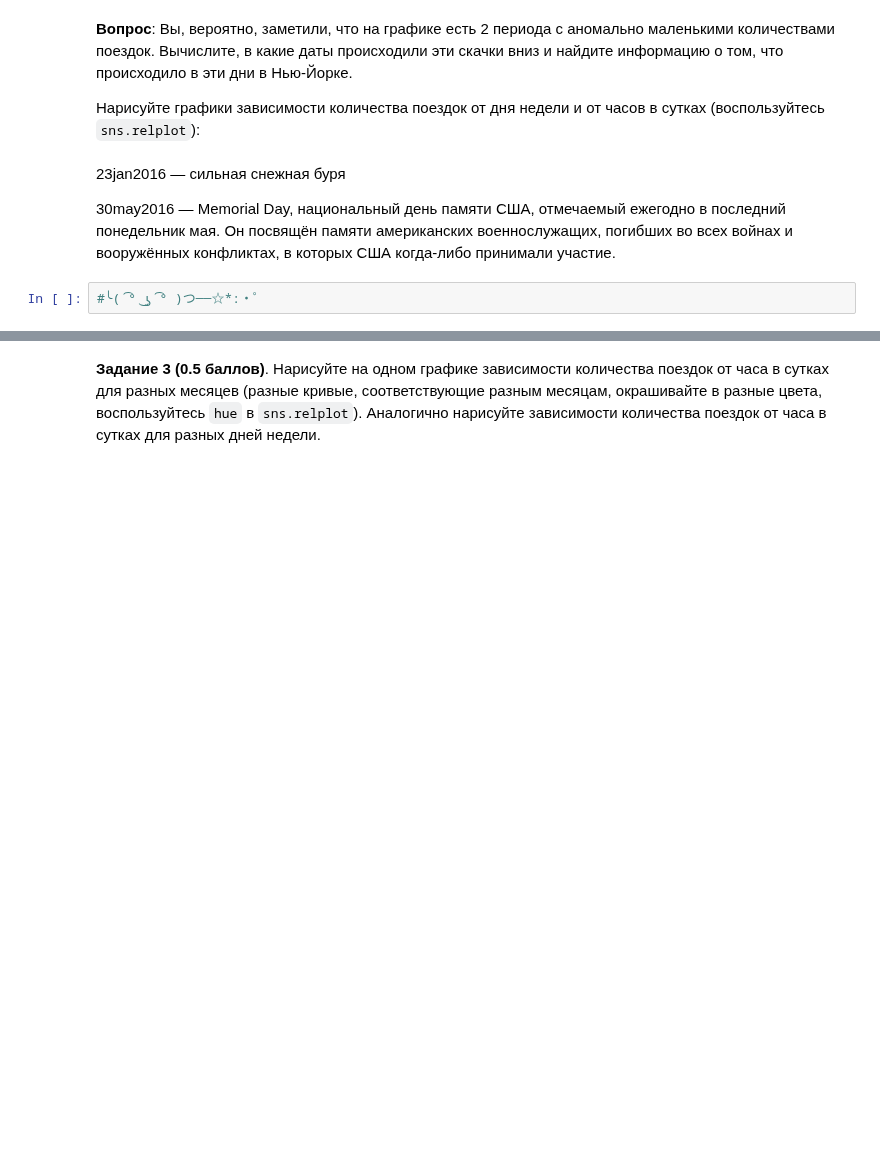
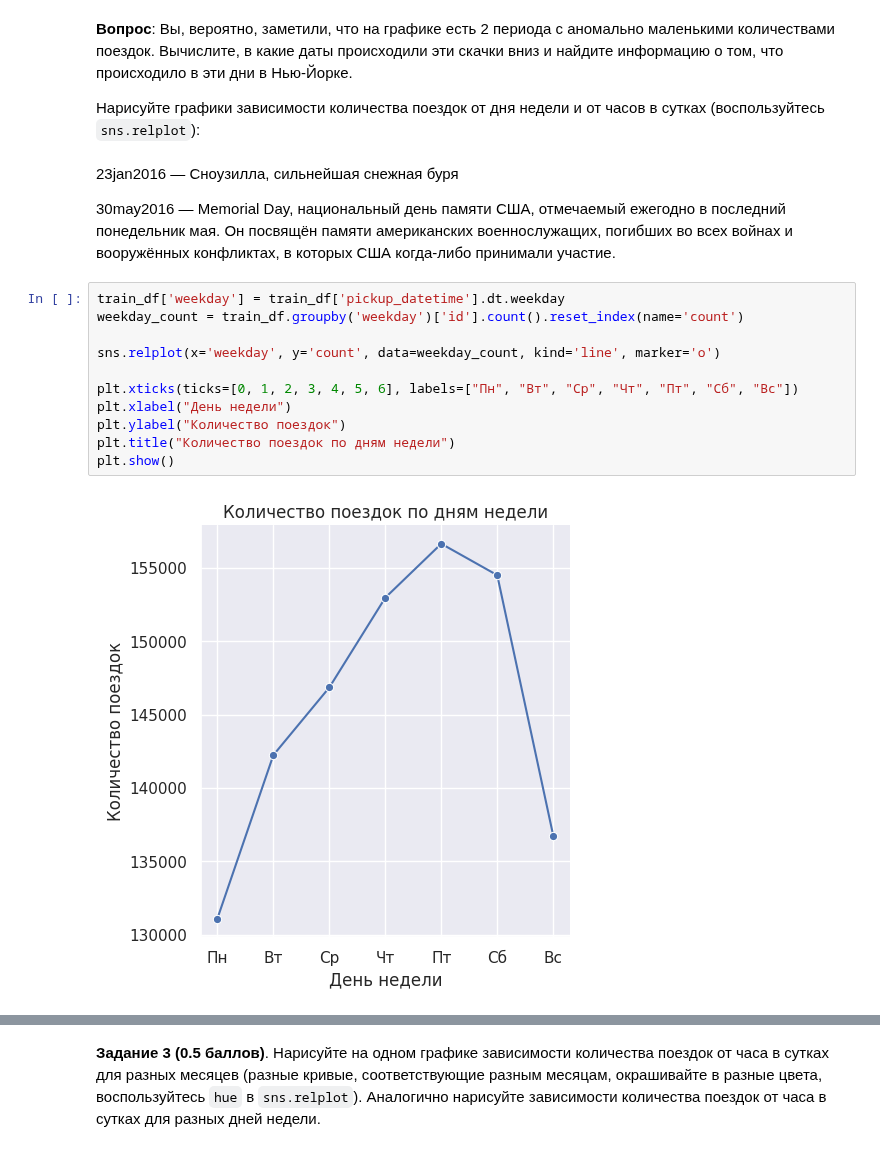
Before and after one commit to r42arty/hse, a Jupyter notebook: mod3/ML_2.ipynb, the cells around one changed output, grey strips where cells are left out. Drawn from its saved outputs; the diff is of its cells as text; blank space fills up the shorter version.

```diff
--- a/mod3/ML_2.ipynb
+++ b/mod3/ML_2.ipynb
@@ -382,8 +382,19 @@ plt.show()
 
 Нарисуйте графики зависимости количества поездок от дня недели и от часов в сутках (воспользуйтесь `sns.relplot`):
 # %% [markdown]
-23jan2016 — сильная снежная буря
+23jan2016 — Сноузилла, сильнейшая снежная буря
 
 30may2016 — Memorial Day, национальный день памяти США, отмечаемый ежегодно в последний понедельник мая. Он посвящён памяти американских военнослужащих, погибших во всех войнах и вооружённых конфликтах, в которых США когда-либо принимали участие.
-# %%
-#╰( ͡° ͜ʖ ͡° )つ──☆*:・ﾟ
+# %%
+train_df['weekday'] = train_df['pickup_datetime'].dt.weekday
+weekday_count = train_df.groupby('weekday')['id'].count().reset_index(name='count')
+
+sns.relplot(x='weekday', y='count', data=weekday_count, kind='line', marker='o')
+
+plt.xticks(ticks=[0, 1, 2, 3, 4, 5, 6], labels=["Пн", "Вт", "Ср", "Чт", "Пт", "Сб", "Вс"])
+plt.xlabel("День недели")
+plt.ylabel("Количество поездок")
+plt.title("Количество поездок по дням недели")
+plt.show()
+# %% [output]
+[figure, added]
```
Also changed, not shown: parts of 3 cells of this notebook.
